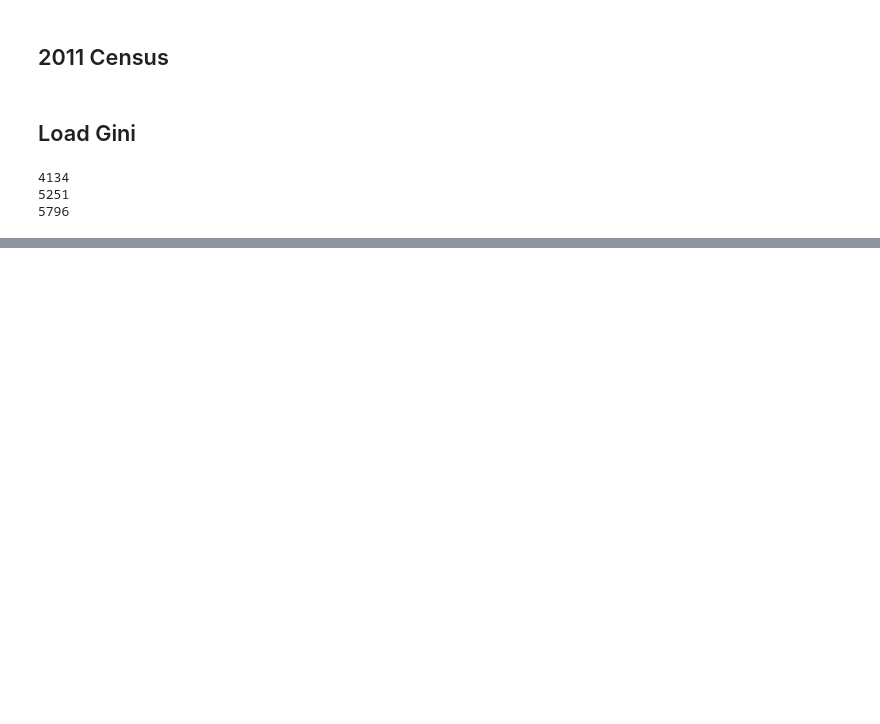
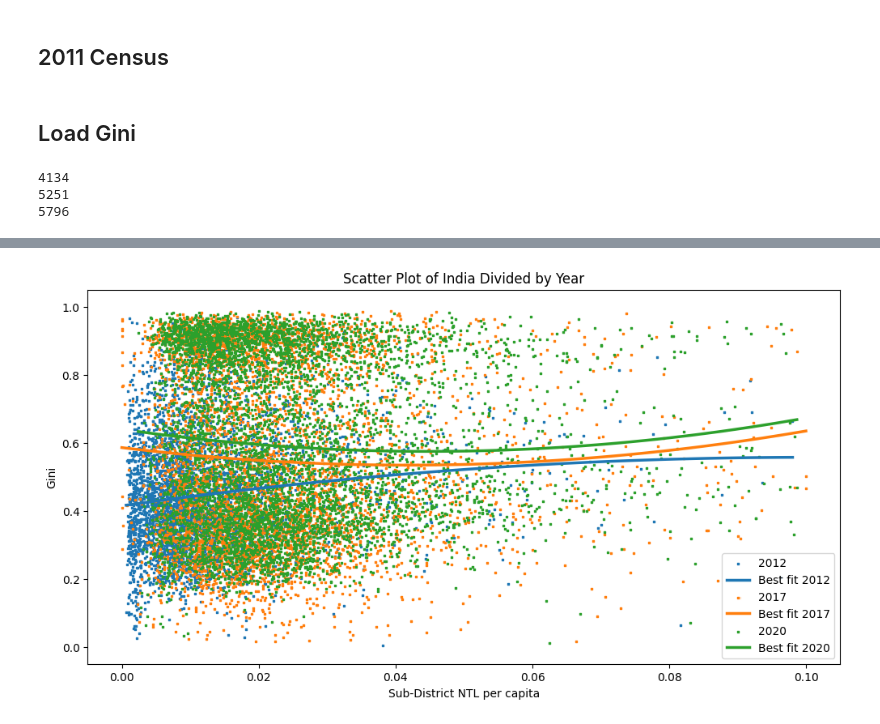
Before and after one commit to SaiSiddhardhaKalla/Master_Thesis, a Jupyter notebook: 13_Gini_State.ipynb, the cells around one changed output, grey strips where cells are left out. Drawn from its saved outputs; the diff is of its cells as text; code cells hidden in the pictures; blank space fills up the shorter version.

```diff
--- a/13_Gini_State.ipynb
+++ b/13_Gini_State.ipynb
@@ -50,0 +118,50 @@ print(len(df20b))
+# %%
+plt.figure(figsize=(12, 6))
+
+con3 = con2.copy()
+con3 = con3[con3['alesina'] > 0]
+con3 = con3[con3['subdist_ntl_pc'] <= 0.1]
+
+years = con3['year'].unique()
+
+# Define colors for each year
+# dot_colors = {
+#     2012: 'blue',
+#     2017: 'orange',
+#     2020: 'green',
+# }
+# line_colors = {
+#     2012: 'blue',
+#     2017: 'orange',
+#     2020: 'green',
+# }
+
+# Loop through each year and plot
+for year in years:
+    year_df = con3[con3['year'] == year]
+
+    if not year_df.empty:
+        plt.scatter(year_df['subdist_ntl_pc'], year_df['alesina'], label=f'{year}',marker=',', s=0.75) #, color=dot_colors[year]
+
+        # Fit a polynomial best fit line (e.g., a quadratic curve)
+        coefficients = np.polyfit(year_df['subdist_ntl_pc'], year_df['alesina'], 2)
+        polynomial = np.poly1d(coefficients)
+        x_range = np.linspace(min(year_df['subdist_ntl_pc']), max(year_df['subdist_ntl_pc']), 100)
+        y_fit = polynomial(x_range)
+
+        # Plot the polynomial best fit line
+        plt.plot(x_range, y_fit, label=f'Best fit {year}',linewidth=2.5)#,color=line_colors[year])
+
+# Add labels and title
+plt.xlabel("Sub-District NTL per capita")
+plt.ylabel("Gini")
+plt.title("Scatter Plot of India Divided by Year")
+plt.ylim(-0.05, 1.05)
+
+# Add a legend
+plt.legend()
+
+# Display the plot
+plt.show()
+# %% [output]
+[figure, added]
```
Also changed, not shown: parts of 3 cells of this notebook.
